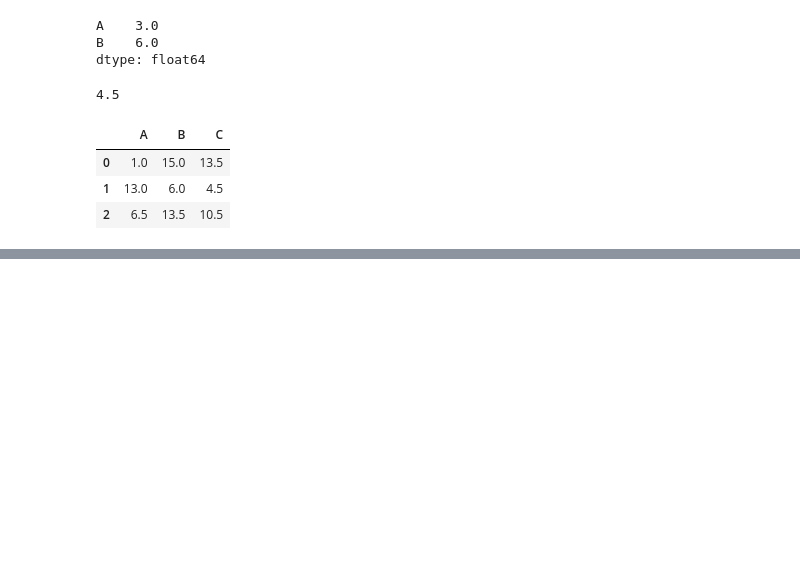
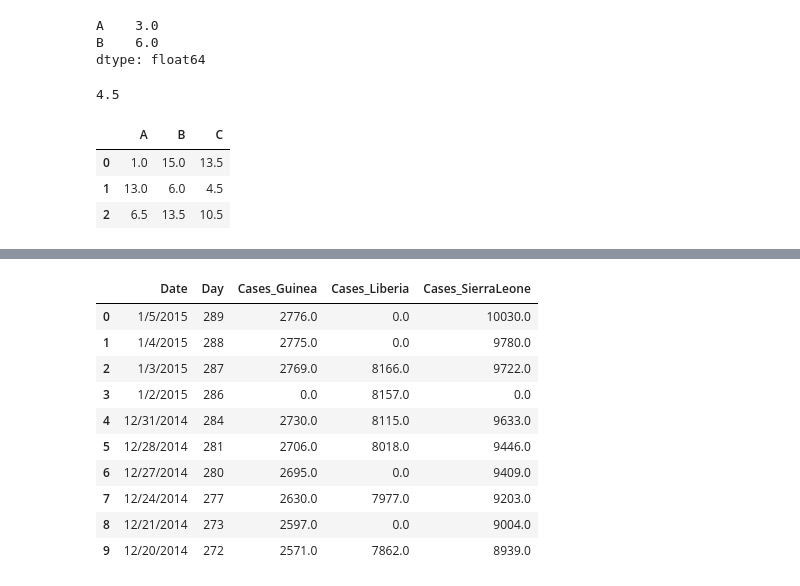
Before and after one commit to t8t/python22, a Jupyter notebook: Day3.ipynb, the cells around one changed output, grey strips where cells are left out. Saved outputs shown, nothing was run; the diff lists cells and outputs as text; code cells hidden in the pictures; blank space fills up the shorter version.

```diff
--- a/Day3.ipynb
+++ b/Day3.ipynb
@@ -1685,0 +1961,16 @@ A.add(B, fill_value=A.stack().mean())
+# %%
+# 0 ~ 9 행, 0열 4에만 누락값을 0으로 처리
+#ebola.iloc[:10, :5].fillna(0)
+ebola.fillna(0).iloc[:10, :5]
+# %% [output]
+|  | Date | Day | Cases_Guinea | Cases_Liberia | Cases_SierraLeone |
+| 0 | 1/5/2015 | 289 | 2776.0 | 0.0 | 10030.0 |
+| 1 | 1/4/2015 | 288 | 2775.0 | 0.0 | 9780.0 |
+| 2 | 1/3/2015 | 287 | 2769.0 | 8166.0 | 9722.0 |
+| 3 | 1/2/2015 | 286 | 0.0 | 8157.0 | 0.0 |
+| 4 | 12/31/2014 | 284 | 2730.0 | 8115.0 | 9633.0 |
+| 5 | 12/28/2014 | 281 | 2706.0 | 8018.0 | 9446.0 |
+| 6 | 12/27/2014 | 280 | 2695.0 | 0.0 | 9409.0 |
+| 7 | 12/24/2014 | 277 | 2630.0 | 7977.0 | 9203.0 |
+| 8 | 12/21/2014 | 273 | 2597.0 | 0.0 | 9004.0 |
+| 9 | 12/20/2014 | 272 | 2571.0 | 7862.0 | 8939.0 |
```
Also changed, not shown: parts of 41 cells of this notebook, 1 other file.
